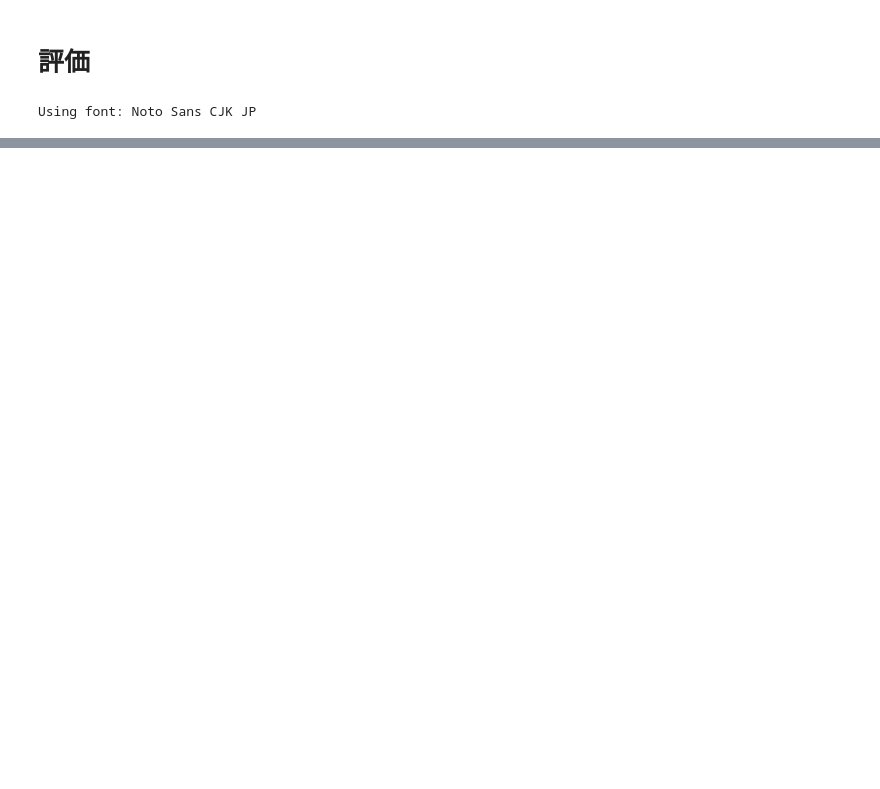
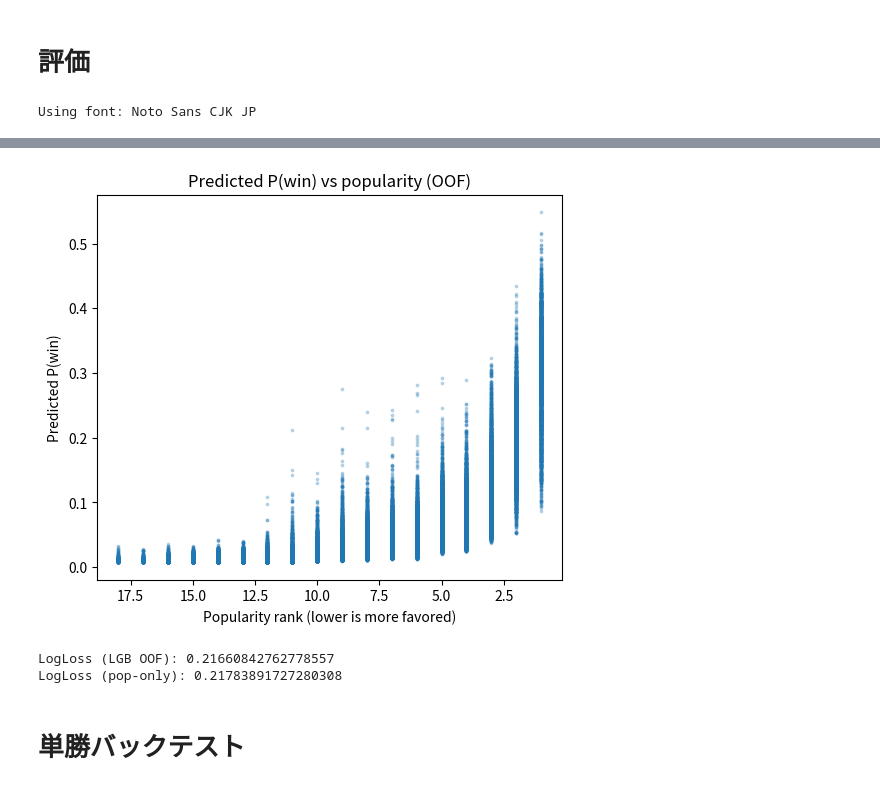
Before and after one commit to hgsl-general/2025_master_Tsuda, a Jupyter notebook: master_research/keiba/data_netkeiba/Tansyo.ipynb, the cells around one changed output, grey strips where cells are left out. Drawn from its saved outputs; the diff is of its cells as text; code cells hidden in the pictures; blank space fills up the shorter version.

```diff
--- a/master_research/keiba/data_netkeiba/Tansyo.ipynb
+++ b/master_research/keiba/data_netkeiba/Tansyo.ipynb
@@ -185,0 +267,35 @@ NameError: name 'y' is not defined
+# %%
+plt.figure(figsize=(6,5))
+plt.scatter(df["_pop"], df["pred_win"], s=3, alpha=0.25)
+plt.gca().invert_xaxis()  # 1番人気が左に来ると見やすい
+plt.xlabel("Popularity rank (lower is more favored)")
+plt.ylabel("Predicted P(win)")
+plt.title("Predicted P(win) vs popularity (OOF)")
+plt.show()
+# %% [output]
+[figure, added]
+# %%
+from sklearn.metrics import log_loss
+
+# 人気だけの単純モデル：人気順位→固定確率（超粗いベースライン）
+# 値はざっくり。後でデータから推定する版も作れる
+def p_pop_only(pop):
+    if pop == 1: return 0.33
+    if pop == 2: return 0.18
+    if pop == 3: return 0.12
+    if pop == 4: return 0.09
+    if pop == 5: return 0.07
+    return 0.04
+
+df["pred_pop_only"] = df["_pop"].apply(p_pop_only)
+
+mask = df[["pred_win","pred_pop_only","_pop"]].notna().all(axis=1)
+y_true = (y.values if hasattr(y,"values") else np.asarray(y))[mask.values]
+
+print("LogLoss (LGB OOF):", log_loss(y_true, df.loc[mask,"pred_win"]))
+print("LogLoss (pop-only):", log_loss(y_true, df.loc[mask,"pred_pop_only"]))
+# %% [output]
+LogLoss (LGB OOF): 0.21660842762778557
+LogLoss (pop-only): 0.21783891727280308
+# %% [markdown]
+# 単勝バックテスト
```
Also changed, not shown: parts of 14 cells of this notebook.
